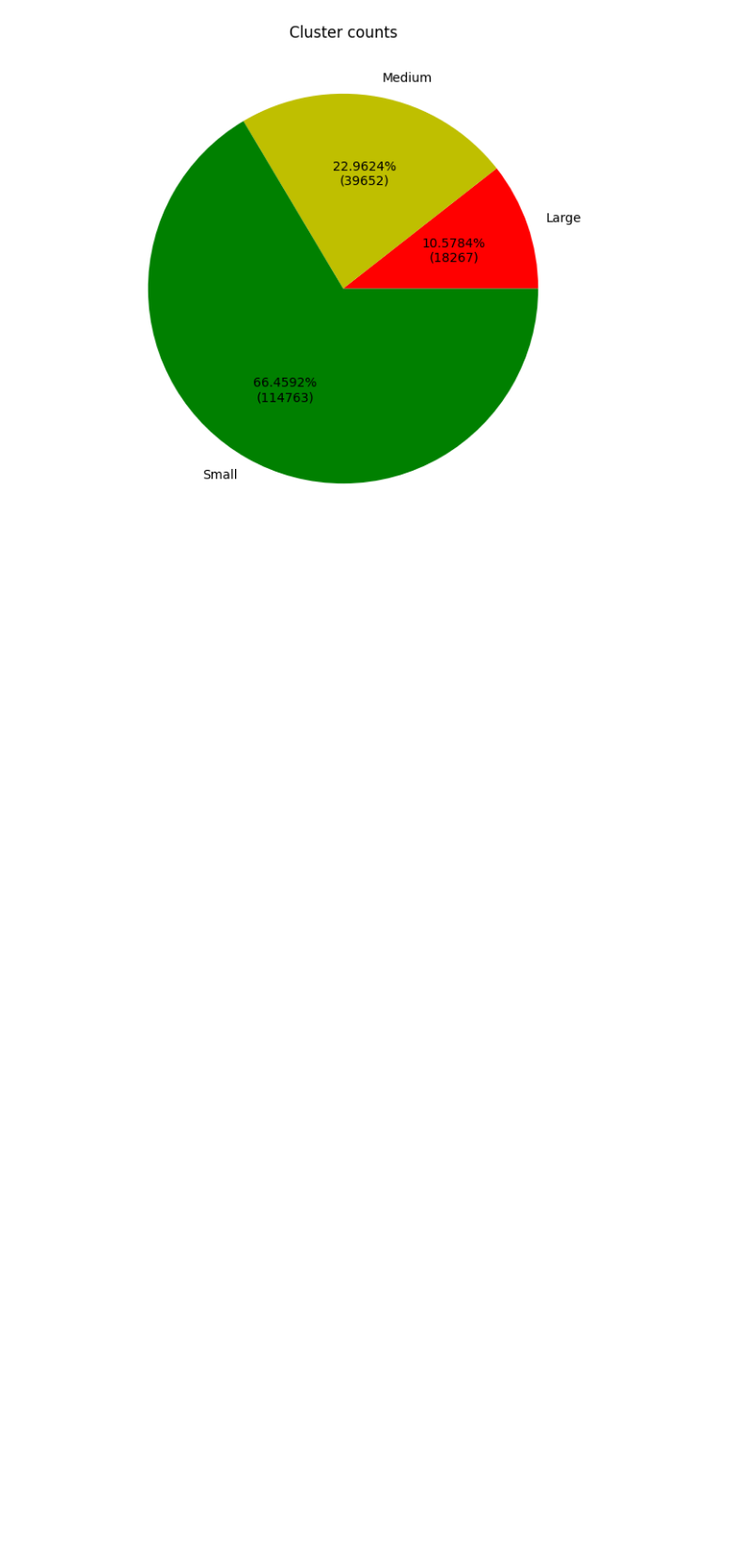
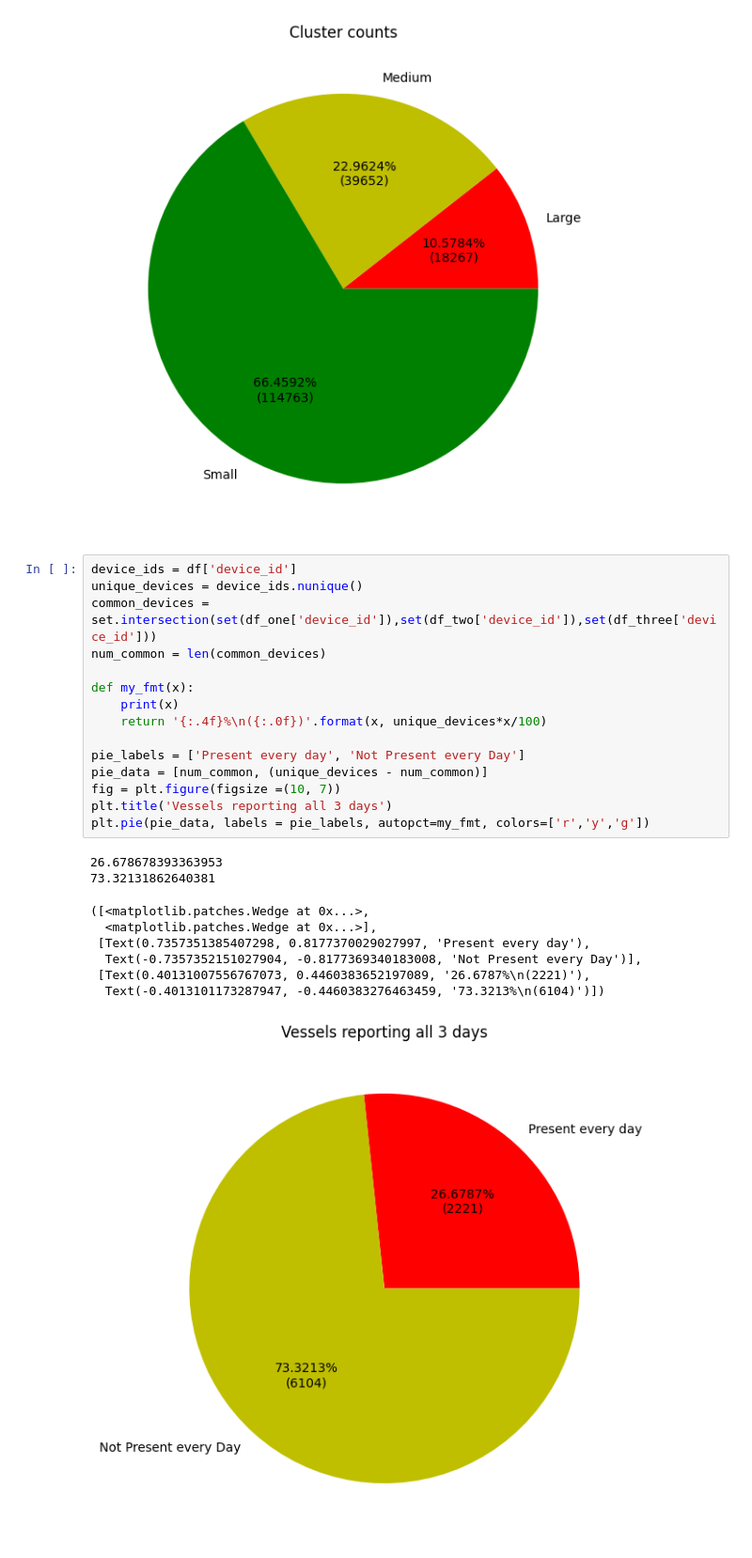
Before and after one commit to mechevarria/ais-orbital, a Jupyter notebook: notebook.ipynb, the cells around one changed output. Shown at 94% size. Drawn from its saved outputs; the diff is of its cells as text; blank space fills up the shorter version.

Commit message:
add chart for vessels across all 3 days

```diff
--- a/notebook.ipynb
+++ b/notebook.ipynb
@@ -260,3 +260,28 @@ plt.show()
 22.96243906021118
 66.45915508270264
 [figure]
+# %%
+device_ids = df['device_id']
+unique_devices = device_ids.nunique()
+common_devices = set.intersection(set(df_one['device_id']),set(df_two['device_id']),set(df_three['device_id']))
+num_common = len(common_devices)
+
+def my_fmt(x):
+    print(x)
+    return '{:.4f}%\n({:.0f})'.format(x, unique_devices*x/100)
+
+pie_labels = ['Present every day', 'Not Present every Day']
+pie_data = [num_common, (unique_devices - num_common)]
+fig = plt.figure(figsize =(10, 7))
+plt.title('Vessels reporting all 3 days')
+plt.pie(pie_data, labels = pie_labels, autopct=my_fmt, colors=['r','y','g'])
+# %% [output]
+26.678678393363953
+73.32131862640381
+([<matplotlib.patches.Wedge at 0x...>,
+  <matplotlib.patches.Wedge at 0x...>],
+ [Text(0.7357351385407298, 0.8177370029027997, 'Present every day'),
+  Text(-0.7357352151027904, -0.8177369340183008, 'Not Present every Day')],
+ [Text(0.40131007556767073, 0.4460383652197089, '26.6787%\n(2221)'),
+  Text(-0.4013101173287947, -0.4460383276463459, '73.3213%\n(6104)')])
+[figure, added]
```
